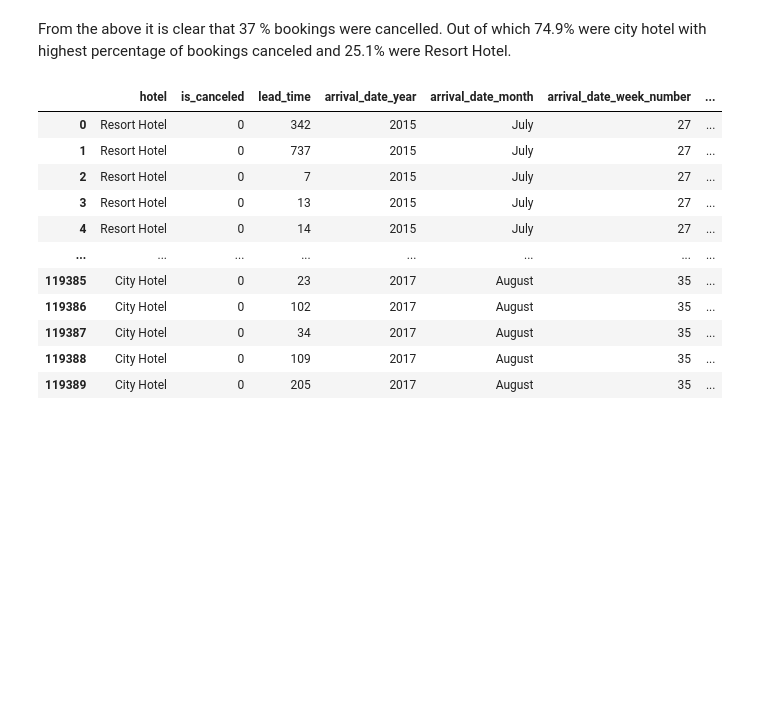
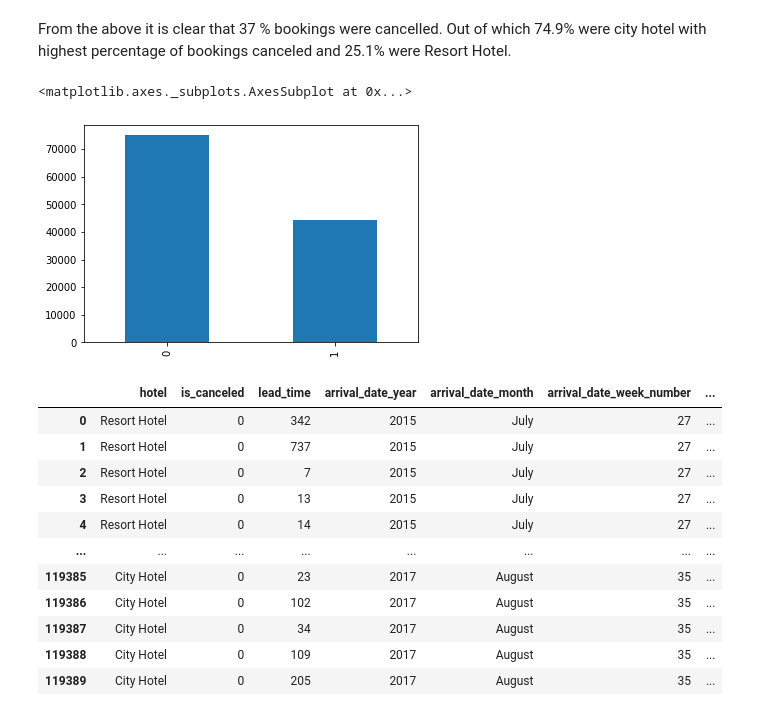
Before and after one commit to jyotirmoy23/Capstone-Project-1, a Jupyter notebook: Copy_of_Hotel_Booking_Analysis_Capstone_Project.ipynb, the cells around one changed output. Saved outputs shown, nothing was run; the diff lists cells and outputs as text; code cells hidden in the pictures; blank space fills up the shorter version.

```diff
--- a/Copy_of_Hotel_Booking_Analysis_Capstone_Project.ipynb
+++ b/Copy_of_Hotel_Booking_Analysis_Capstone_Project.ipynb
@@ -207,6 +207,11 @@ Text(0.5, 1.0, 'Not canceled & canceled booking as percent of total booking')
 # %% [markdown]
 From the above it is clear that 37 % bookings were cancelled.
 Out of which 74.9% were city hotel with highest percentage of bookings canceled and 25.1% were Resort Hotel.
+# %%
+new_df_1['is_canceled'].value_counts().plot.bar()
+# %% [output]
+<matplotlib.axes._subplots.AxesSubplot at 0x...>
+[figure, added]
 # %%
 # Finding the number of confirmed booking
 df_not_cancelled = new_df_1.drop(new_df_1[(new_df_1.is_canceled)==1].index)
```
Also changed, not shown: parts of 4 cells of this notebook.
